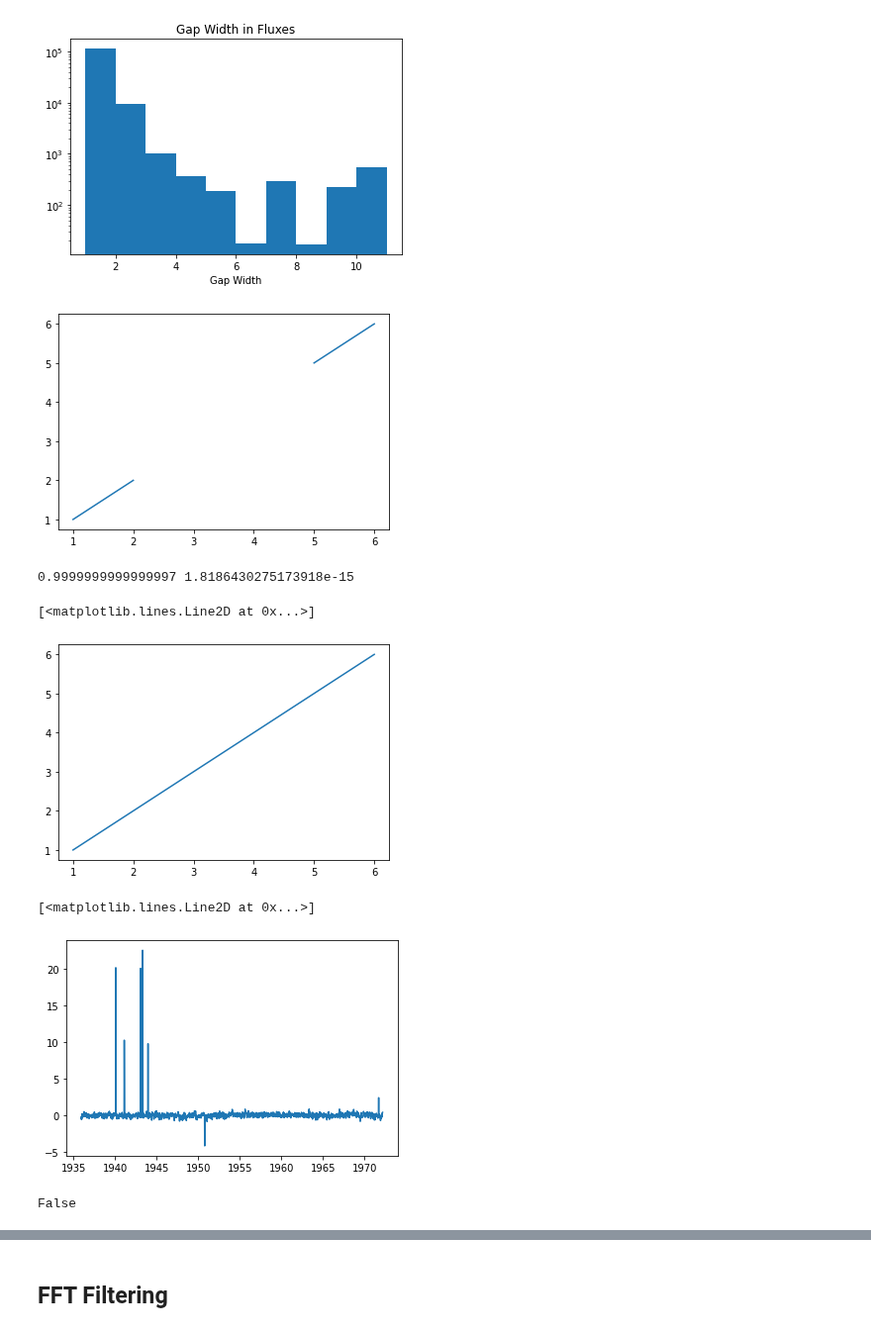
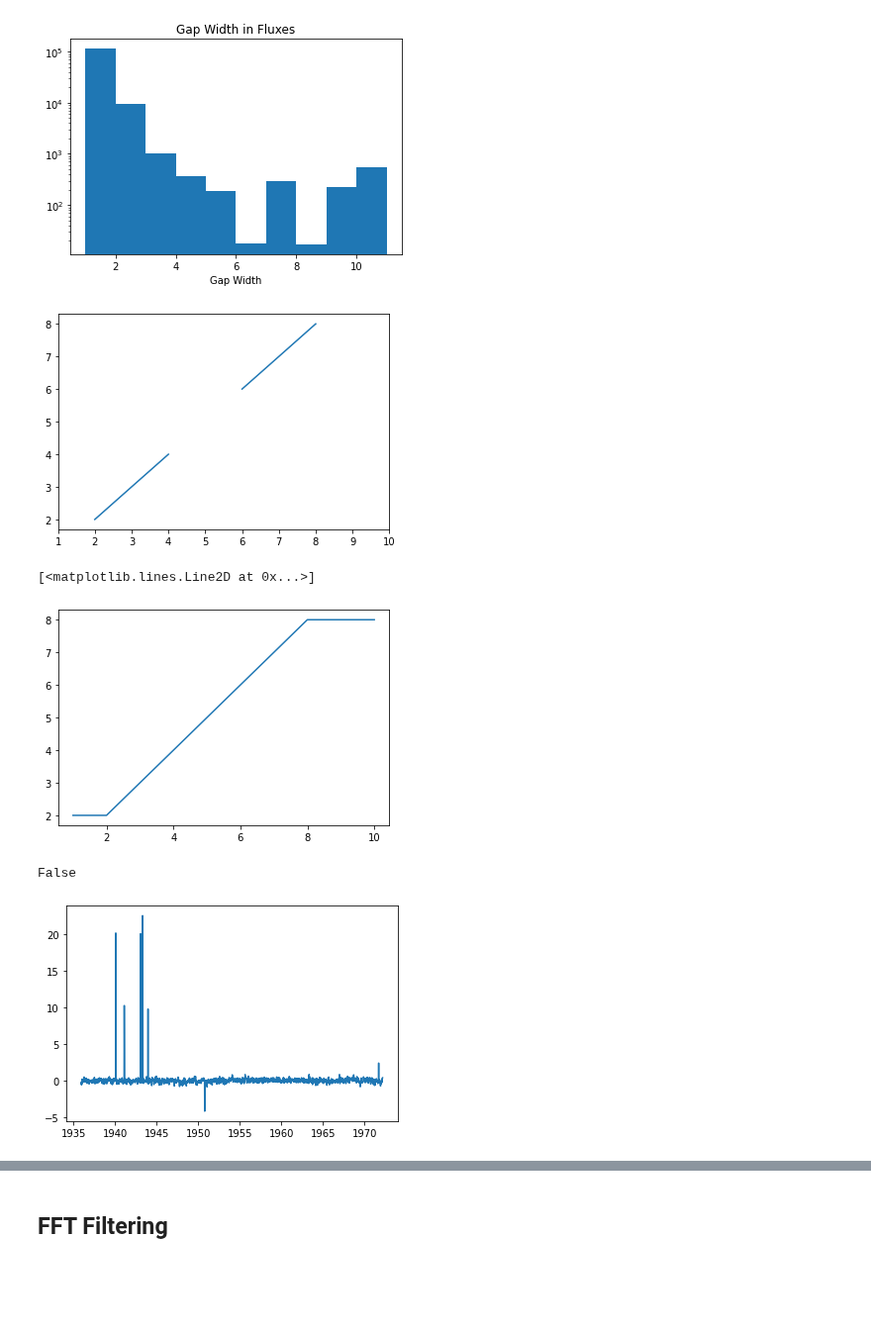
Before and after one commit to RileyWClarke/BiancoGroup, a Jupyter notebook: Notebooks/fftfilter2.ipynb, the cells around one changed output, grey strips where cells are left out. Shown at 99% size. Drawn from its saved outputs; the diff is of its cells as text; code cells hidden in the pictures; blank space fills up the shorter version.

```diff
--- a/Notebooks/fftfilter2.ipynb
+++ b/Notebooks/fftfilter2.ipynb
@@ -272,23 +272,50 @@ plt.title('Gap Width in Fluxes')
 plt.savefig('nanhist', dpi=200)
 # %% [output]
 [figure]
-# %%
-x = [1,2,3,4,5,6]
-y = [1,2,np.nan,np.nan,5,6]
-plt.plot(x,y)
-plt.show()
-
-a, b = np.polyfit((x[1], x[4]), (y[1], y[4]) , 1)
-print(a,b)
-ynew = a * np.array(x[2:4]) + b
-
-y[2:4] = ynew
-
-plt.plot(x,y)
-# %% [output]
-[figure, removed]
-0.9999999999999997 1.8186430275173918e-15
-[<matplotlib.lines.Line2D at 0x...>]
-[figure, removed]
+# %%
+#Simple linear interpolation model:
+x = [1,2,3,4,5,6,7,8,9,10]
+y = [np.nan,2,3,4,np.nan,6,7,8,np.nan,np.nan]
+
+plt.plot(x,y)
+plt.xlim(1,10)
+plt.show()
+
+if np.isnan(y[0]) == True:
+  for i,j in enumerate(y):
+    if np.isnan(j) == False:
+      y[:i] = np.full(i, j)
+      break
+    else:
+      pass
+
+if np.isnan(y[-1]) == True:
+  for i,j in enumerate(y[::-1]):
+    if np.isnan(j) == False:
+      y[-i:] = np.full(i, j)
+      break
+    else:
+      pass
+
+bools = np.isnan(y)
+edges = np.diff(bools)
+edgeindx = np.where(~(edges == 0))[0]+1
+
+for i, edge in enumerate(edgeindx):
+  if i%2 == 0:
+
+    a, b = np.polyfit((x[edge-1], x[edgeindx[i+1]]), (y[edge-1], y[edgeindx[i+1]]) , 1)
+    ynew = a * np.array(x[edge:edgeindx[i+1]]) + b
+
+  else:
+    continue
+
+  y[edge:edgeindx[i+1]] = ynew
+
+plt.plot(x,y)
+# %% [output]
+[figure, added]
+[<matplotlib.lines.Line2D at 0x...>]
+[figure, added]
 # %%
 def lin_interp_nans(time, flux):
@@ -310,12 +360,9 @@ def lin_interp_nans(time, flux):
 
     return newflux
 # %%
-flux_interp = lin_interp_nans(bjds[0],fluxes[0])
-plt.plot(bjds[0], flux_interp)
+test = lin_interp_nans(bjds[0], fluxes[0])
+plt.plot(bjds[0], test);
+np.any(np.isnan(test))
 # %% [output]
-[<matplotlib.lines.Line2D at 0x...>]
+False
 [figure]
-# %%
-np.any(np.isnan(flux_interp))
-# %% [output]
-False
```
Also changed, not shown: parts of 3 cells of this notebook.
